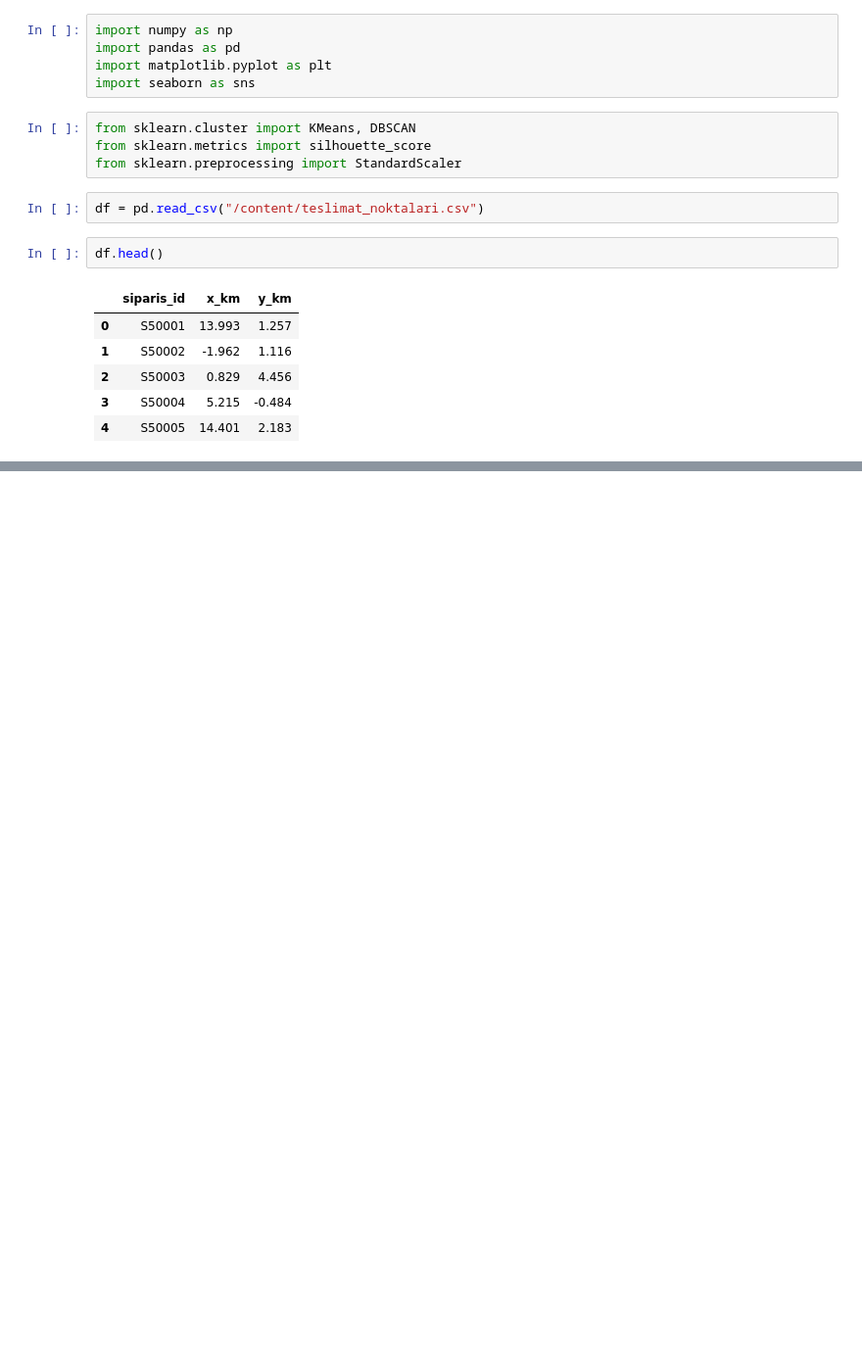
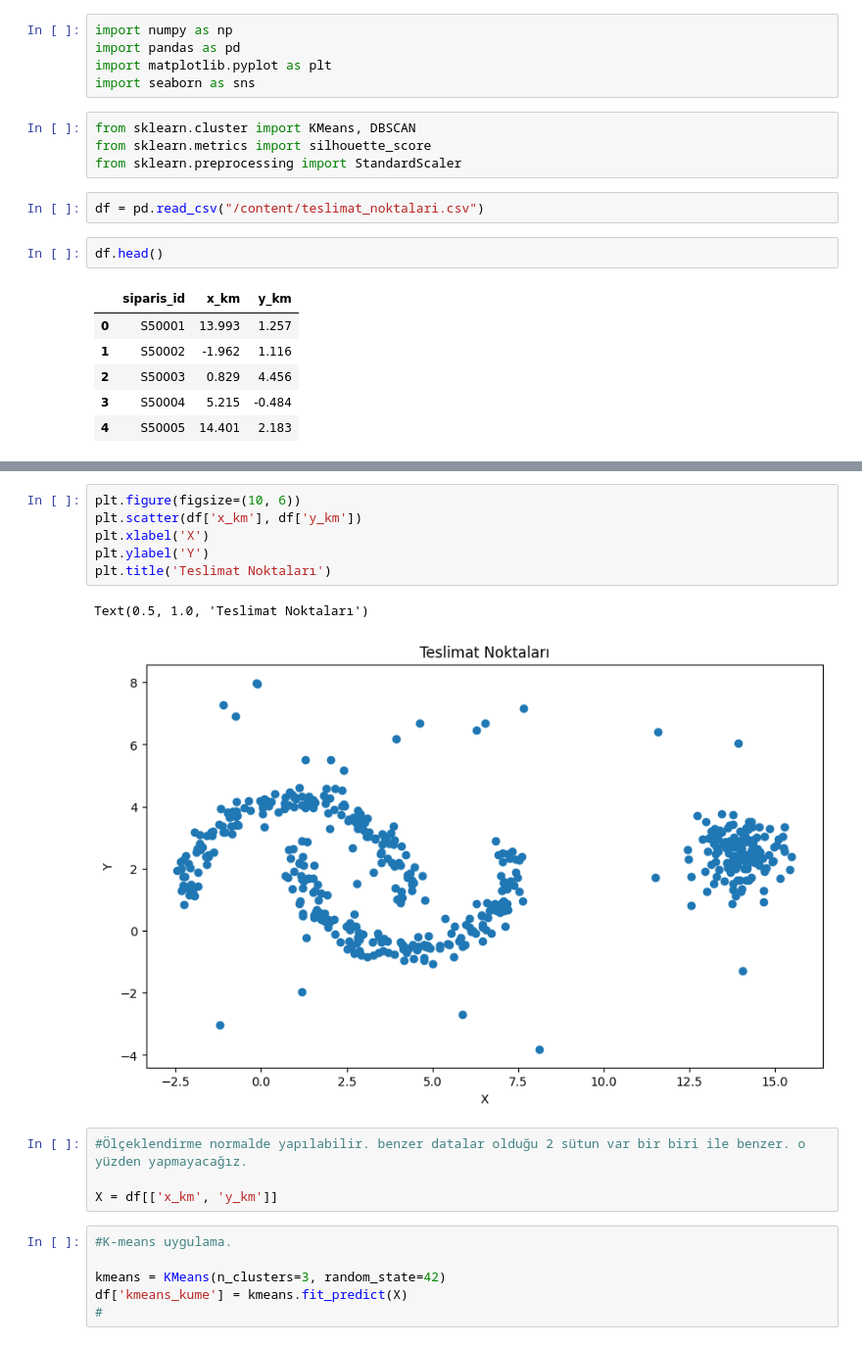
Before and after one commit to europecodingschool/ECS---VB---YZ---08.26, a Jupyter notebook: VB_YZ_Ders_18_2.ipynb, the cells around one changed output, grey strips where cells are left out. Shown at 98% size. Cells and saved outputs as stored; diff of their text form; blank space fills up the shorter version.

```diff
--- a/VB_YZ_Ders_18_2.ipynb
+++ b/VB_YZ_Ders_18_2.ipynb
@@ -22,0 +48,19 @@ df.head()
+# %%
+plt.figure(figsize=(10, 6))
+plt.scatter(df['x_km'], df['y_km'])
+plt.xlabel('X')
+plt.ylabel('Y')
+plt.title('Teslimat Noktaları')
+# %% [output]
+Text(0.5, 1.0, 'Teslimat Noktaları')
+[figure, added]
+# %%
+#Ölçeklendirme normalde yapılabilir. benzer datalar olduğu 2 sütun var bir biri ile benzer. o yüzden yapmayacağız.
+
+X = df[['x_km', 'y_km']]
+# %%
+#K-means uygulama.
+
+kmeans = KMeans(n_clusters=3, random_state=42)
+df['kmeans_kume'] = kmeans.fit_predict(X)
+#
```
Also changed, not shown: parts of 10 cells of this notebook.
